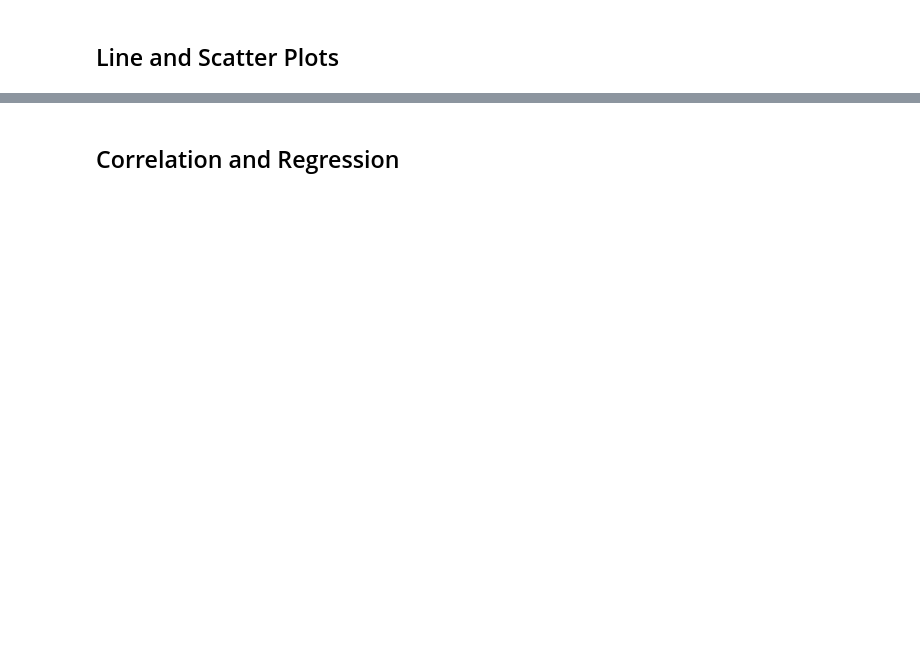
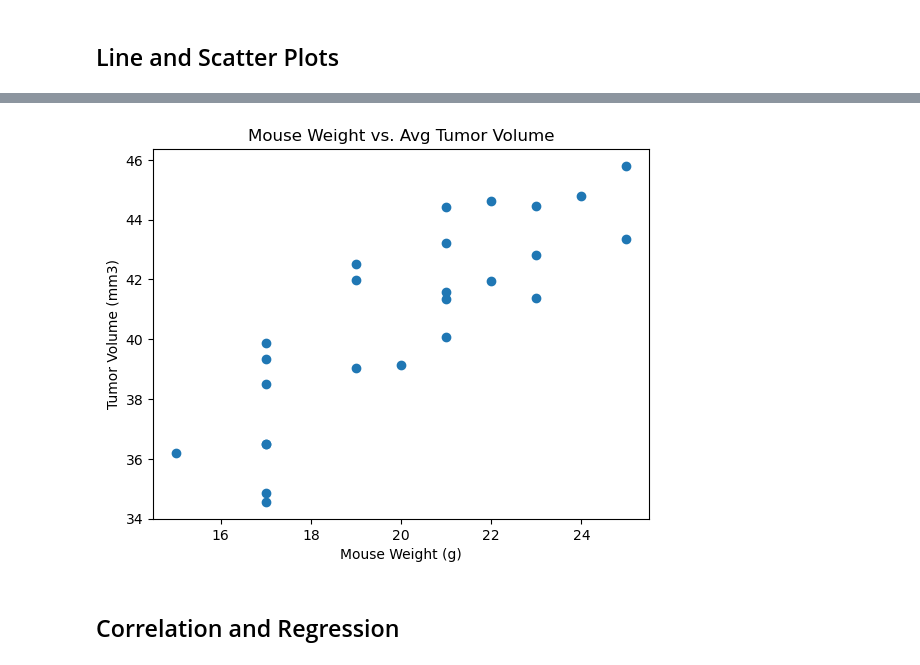
Before and after one commit to Grisy-98/data-visualization-challenge, a Jupyter notebook: Pymaceuticals/pymaceuticals.ipynb, the cells around one changed output, grey strips where cells are left out. Saved outputs shown, nothing was run; the diff lists cells and outputs as text; code cells hidden in the pictures; blank space fills up the shorter version.

```diff
--- a/Pymaceuticals/pymaceuticals_starter.ipynb
+++ b/Pymaceuticals/pymaceuticals.ipynb
@@ -292,2 +314,14 @@ Ceftamin has no potential outliers
+# %%
+# Generate a scatter plot of mouse weight vs. the average observed tumor volume for the entire Capomulin regimen
+capomulin_reg = clean_mouse_df.loc[clean_mouse_df["Drug Regimen"]=="Capomulin",:].groupby("Mouse ID")[["Weight (g)", "Tumor Volume (mm3)"]].mean()
+weight = capomulin_reg["Weight (g)"]
+tumor = capomulin_reg["Tumor Volume (mm3)"]
+plt.scatter(weight, tumor)
+plt.title("Mouse Weight vs. Avg Tumor Volume")
+plt.xlabel("Mouse Weight (g)")
+plt.ylabel("Tumor Volume (mm3)")
+plt.show()
+# %% [output]
+[figure, added]
 # %% [markdown]
 ## Correlation and Regression
```
Also changed, not shown: parts of 8 cells of this notebook.
